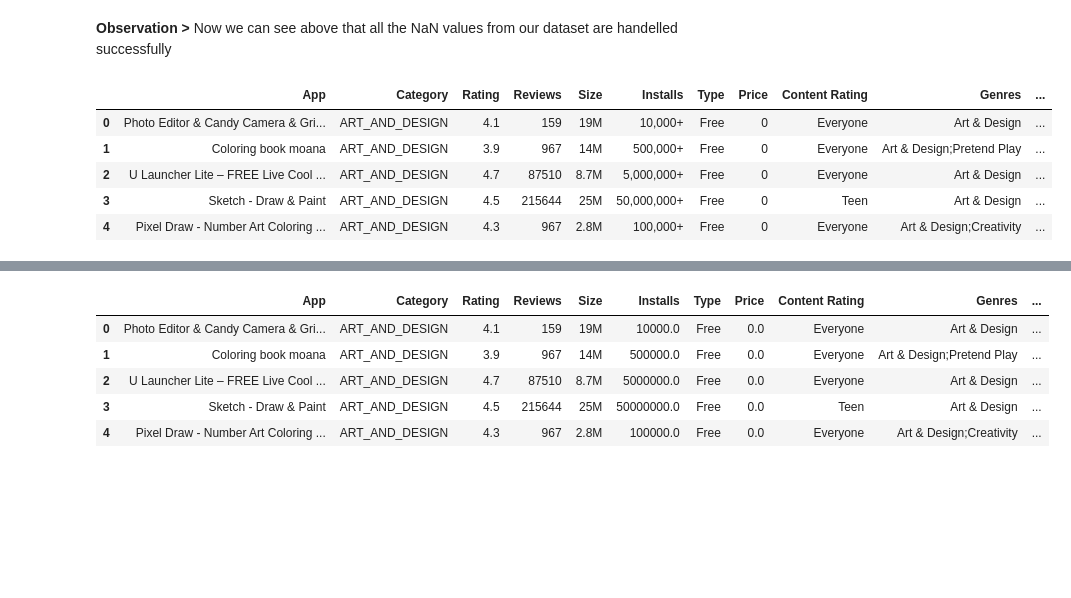
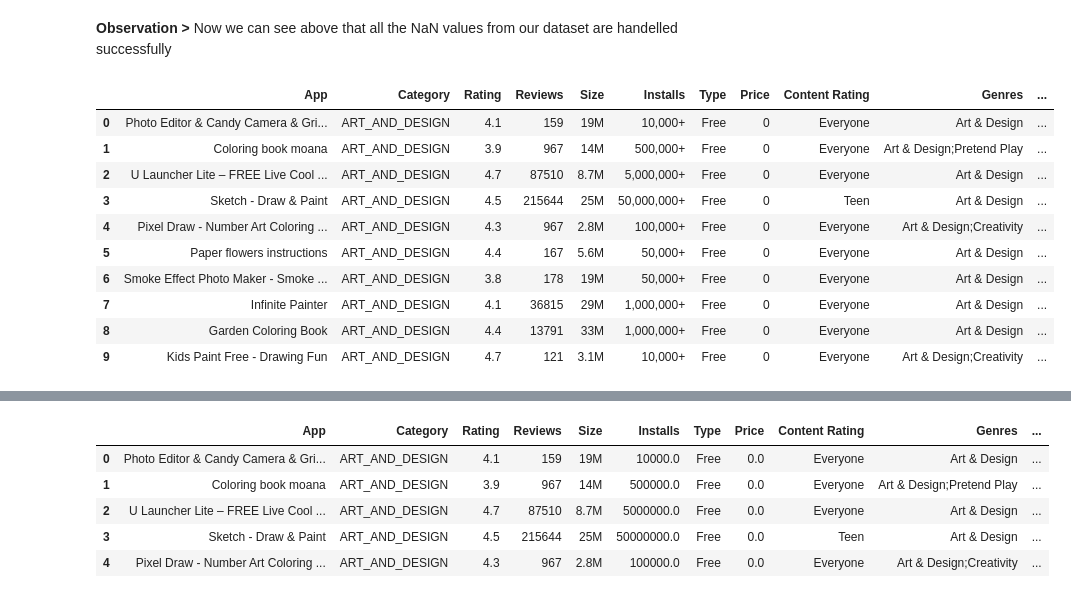
Before and after one commit to Harshalkumar96/Play_Store_App_Review_EDA_Project, a Jupyter notebook: Google_App_Rating_EDA_Project.ipynb, the cells around one changed output, grey strips where cells are left out. Cells and saved outputs as stored; diff of their text form; code cells hidden in the pictures; blank space fills up the shorter version.

```diff
--- a/Google_App_Rating_EDA_Project.ipynb
+++ b/Google_App_Rating_EDA_Project.ipynb
@@ -307,11 +307,16 @@ dtype: int64
 # %% [markdown]
 **Observation >** Now we can see above that all the NaN values from our dataset are handelled successfully
 # %%
-df.head()
+df.head(10)
 # %% [output]
 |  | App | Category | Rating | Reviews | Size | Installs | Type | Price | Content Rating | Genres | ... |
 | 0 | Photo Editor & Candy Camera & Gri... | ART_AND_DESIGN | 4.1 | 159 | 19M | 10,000+ | Free | 0 | Everyone | Art & Design | ... |
 | 1 | Coloring book moana | ART_AND_DESIGN | 3.9 | 967 | 14M | 500,000+ | Free | 0 | Everyone | Art & Design;Pretend Play | ... |
 | 2 | U Launcher Lite – FREE Live Cool ... | ART_AND_DESIGN | 4.7 | 87510 | 8.7M | 5,000,000+ | Free | 0 | Everyone | Art & Design | ... |
 | 3 | Sketch - Draw & Paint | ART_AND_DESIGN | 4.5 | 215644 | 25M | 50,000,000+ | Free | 0 | Teen | Art & Design | ... |
 | 4 | Pixel Draw - Number Art Coloring ... | ART_AND_DESIGN | 4.3 | 967 | 2.8M | 100,000+ | Free | 0 | Everyone | Art & Design;Creativity | ... |
+| 5 | Paper flowers instructions | ART_AND_DESIGN | 4.4 | 167 | 5.6M | 50,000+ | Free | 0 | Everyone | Art & Design | ... |
+| 6 | Smoke Effect Photo Maker - Smoke ... | ART_AND_DESIGN | 3.8 | 178 | 19M | 50,000+ | Free | 0 | Everyone | Art & Design | ... |
+| 7 | Infinite Painter | ART_AND_DESIGN | 4.1 | 36815 | 29M | 1,000,000+ | Free | 0 | Everyone | Art & Design | ... |
+| 8 | Garden Coloring Book | ART_AND_DESIGN | 4.4 | 13791 | 33M | 1,000,000+ | Free | 0 | Everyone | Art & Design | ... |
+| 9 | Kids Paint Free - Drawing Fun | ART_AND_DESIGN | 4.7 | 121 | 3.1M | 10,000+ | Free | 0 | Everyone | Art & Design;Creativity | ... |
```
Also changed, not shown: parts of 10 cells of this notebook.
